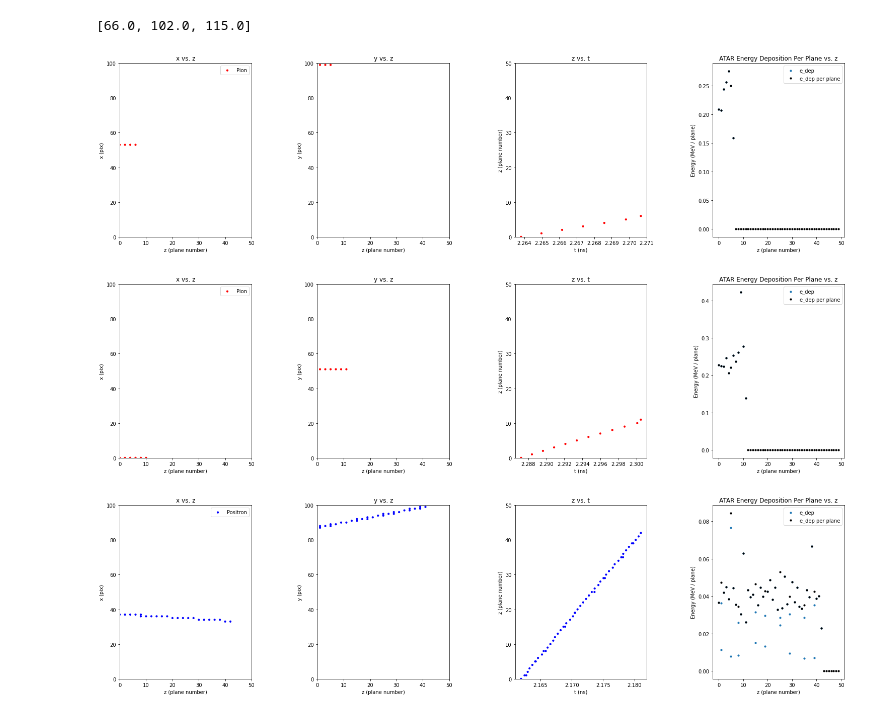
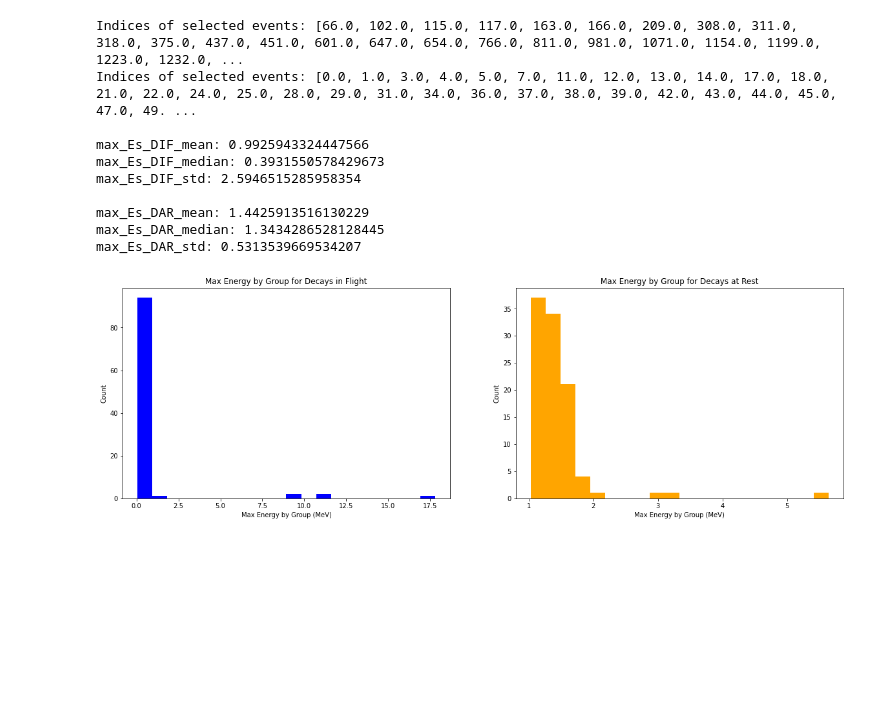
Before and after one commit to blah151/ATAR-Decay-Exploration, a Jupyter notebook: atar_exploration.ipynb, the cells around one changed output. Saved outputs shown, nothing was run; the diff lists cells and outputs as text; code cells hidden in the pictures; blank space fills up the shorter version.

Commit message:
Added method to compare DIFs and DARs using stats + plots of maximum energy deposited in events of the corresponding type.

```diff
--- a/atar_exploration.ipynb
+++ b/atar_exploration.ipynb
@@ -61,6 +59,12 @@ def process_event(tree, event_index):
         #Keep track of sum of energies deposited in each plane.
         event.E_per_plane[plane] += pixel_edep[i]
 
+    #Keep track of maximum energy deposited per plane in this event.
+    event.max_E = max(event.E_per_plane)
+
+    #Keep track of the gap time if there is one.
+    event.gap_time = 0
+
     return event
 # %%
 #Show some useful parameters describing our event.
@@ -167,19 +171,23 @@ def select_events(tree, is_event_DAR, num_events):
         events.append(tree.GetV1()[i])
 
     selected_events = events[0:num_events]
-    print(selected_events)
+    print("Indices of selected events: " + str(selected_events))
 
     return [int(i) for i in selected_events]
 
 
 #Combines the functions we created above to give a visualization of events with the specified condition(s).
-#is_event_DAR = True / False controls whether we should view DARs / DIFs.
+#is_event_DAR: Value of 0 = decays in flight, 1 = decays at rest, 2 = all data used.
 #display_text_output = True / False controls whether we should have text info / not have text info displayed.
+#display_plots = True / False controls whether event data is plotted or not.
 #num_events allows us to plot multiple events with the specified conditions from the tree.
-def event_visualization(tree, is_event_DAR, display_text_output, num_events):
+def event_visualization(tree, is_event_DAR, display_text_output, display_plots, num_events):
 
     #Get num_events indices for events that satisfy DAR / DIF criteria.
     events = select_events(tree, is_event_DAR, num_events)
+
+    #Use max edep per plane as a heuristic to distinguish between DIFs and DARs.
+    max_Es = []
 
     #For each of the event indices specified, process the corresponding event and display useful output if we want, then plot it.
     for i in range(len(events)):
@@ -188,4 +196,9 @@ def event_visualization(tree, is_event_DAR, display_text_output, num_events):
         if display_text_output:
             display_event(e)
 
-        plot_event(e, 50)
+        if display_plots:
+            plot_event(e, 50)
+
+        max_Es.append(e.max_E)
+
+    return max_Es
@@ -192,14 +242,23 @@ def event_visualization(tree, is_event_DAR, display_text_output, num_events):
 # %%
 #Explore pion --> e data.
-f = r.TFile("pienux_out_stripped.root")
-tree = f.Get("atar")
+PiEfile = r.TFile("pienux_out_stripped.root")
+PiEtree = PiEfile.Get("atar")
 # print([x.GetName() for x in tree.GetListOfBranches()])
 # print("\n")
 
-# event_visualization(tree, False, False, 3)
-event_visualization(tree, 0, False, 3)
+max_Es_DIF = event_visualization(PiEtree, 0, False, False, 100)
+max_Es_DAR = event_visualization(PiEtree, 1, False, False, 100)
+
+compare_max_edep(max_Es_DIF, max_Es_DAR)
 # %% [output]
-[66.0, 102.0, 115.0]
+Indices of selected events: [66.0, 102.0, 115.0, 117.0, 163.0, 166.0, 209.0, 308.0, 311.0, 318.0, 375.0, 437.0, 451.0, 601.0, 647.0, 654.0, 766.0, 811.0, 981.0, 1071.0, 1154.0, 1199.0, 1223.0, 1232.0, ...
+Indices of selected events: [0.0, 1.0, 3.0, 4.0, 5.0, 7.0, 11.0, 12.0, 13.0, 14.0, 17.0, 18.0, 21.0, 22.0, 24.0, 25.0, 28.0, 29.0, 31.0, 34.0, 36.0, 37.0, 38.0, 39.0, 42.0, 43.0, 44.0, 45.0, 47.0, 49. ...
+
+max_Es_DIF_mean: 0.9925943324447566
+max_Es_DIF_median: 0.3931550578429673
+max_Es_DIF_std: 2.5946515285958354
+
+max_Es_DAR_mean: 1.4425913516130229
+max_Es_DAR_median: 1.3434286528128445
+max_Es_DAR_std: 0.5313539669534207
-[figure, old version]
+[figure, new version]
-[figure, removed]
-[figure, removed]
```
Also changed, not shown: parts of 4 cells of this notebook, 1 other file.
